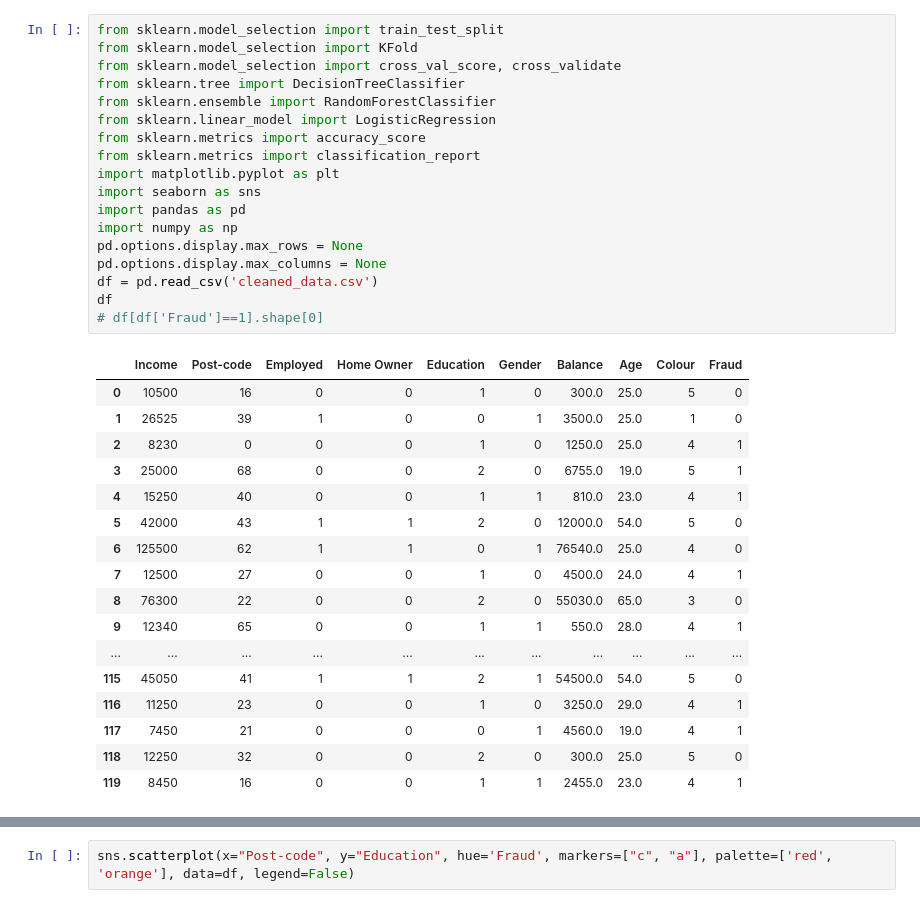
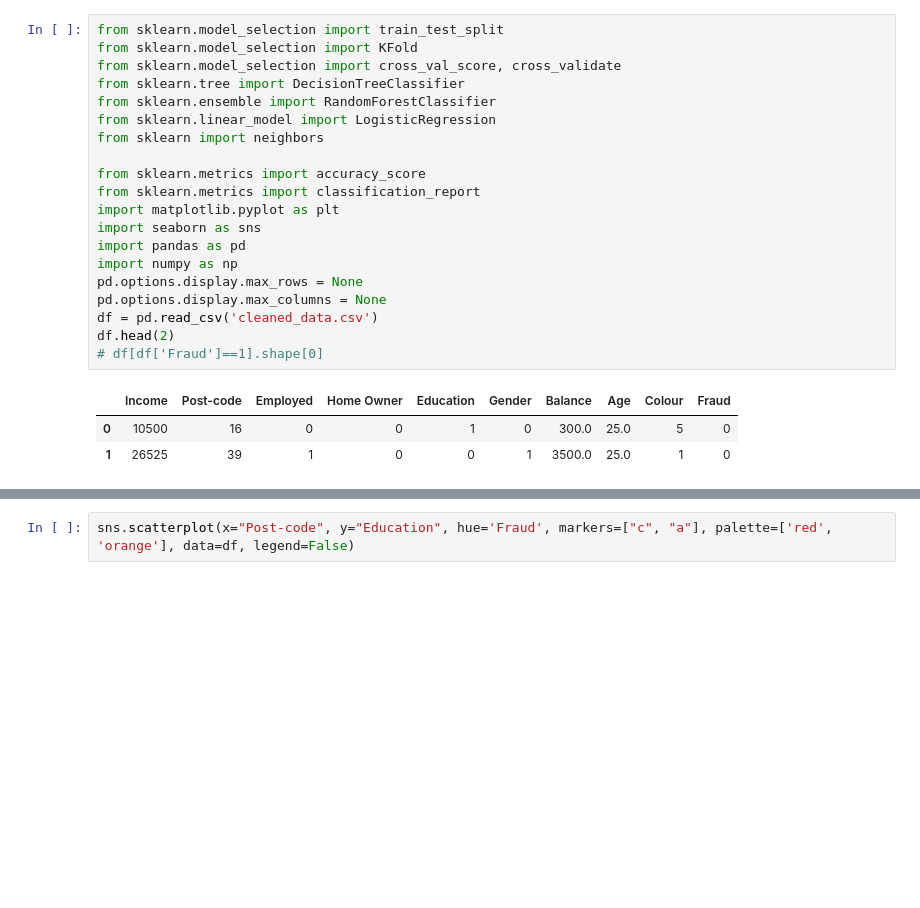
Before and after one commit to legacy-shu/Anaconda-Python-3-, a Jupyter notebook: python/assignment/predict.ipynb, the cells around one changed output, grey strips where cells are left out. Drawn from its saved outputs; the diff is of its cells as text; blank space fills up the shorter version.

```diff
--- a/python/assignment/predict.ipynb
+++ b/python/assignment/predict.ipynb
@@ -1,37 +1,25 @@
 # %%
 from sklearn.model_selection import train_test_split
 from sklearn.model_selection import KFold
 from sklearn.model_selection import cross_val_score, cross_validate
 from sklearn.tree import DecisionTreeClassifier
 from sklearn.ensemble import RandomForestClassifier
 from sklearn.linear_model import LogisticRegression
+from sklearn import neighbors
+
 from sklearn.metrics import accuracy_score
 from sklearn.metrics import classification_report
 import matplotlib.pyplot as plt
 import seaborn as sns
 import pandas as pd
 import numpy as np
 pd.options.display.max_rows = None
 pd.options.display.max_columns = None
 df = pd.read_csv('cleaned_data.csv')
-df
+df.head(2)
 # df[df['Fraud']==1].shape[0]
 # %% [output]
 |  | Income | Post-code | Employed | Home Owner | Education | Gender | Balance | Age | Colour | Fraud |
 | 0 | 10500 | 16 | 0 | 0 | 1 | 0 | 300.0 | 25.0 | 5 | 0 |
 | 1 | 26525 | 39 | 1 | 0 | 0 | 1 | 3500.0 | 25.0 | 1 | 0 |
-| 2 | 8230 | 0 | 0 | 0 | 1 | 0 | 1250.0 | 25.0 | 4 | 1 |
-| 3 | 25000 | 68 | 0 | 0 | 2 | 0 | 6755.0 | 19.0 | 5 | 1 |
-| 4 | 15250 | 40 | 0 | 0 | 1 | 1 | 810.0 | 23.0 | 4 | 1 |
-| 5 | 42000 | 43 | 1 | 1 | 2 | 0 | 12000.0 | 54.0 | 5 | 0 |
-| 6 | 125500 | 62 | 1 | 1 | 0 | 1 | 76540.0 | 25.0 | 4 | 0 |
-| 7 | 12500 | 27 | 0 | 0 | 1 | 0 | 4500.0 | 24.0 | 4 | 1 |
-| 8 | 76300 | 22 | 0 | 0 | 2 | 0 | 55030.0 | 65.0 | 3 | 0 |
-| 9 | 12340 | 65 | 0 | 0 | 1 | 1 | 550.0 | 28.0 | 4 | 1 |
-| ... | ... | ... | ... | ... | ... | ... | ... | ... | ... | ... |
-| 115 | 45050 | 41 | 1 | 1 | 2 | 1 | 54500.0 | 54.0 | 5 | 0 |
-| 116 | 11250 | 23 | 0 | 0 | 1 | 0 | 3250.0 | 29.0 | 4 | 1 |
-| 117 | 7450 | 21 | 0 | 0 | 0 | 1 | 4560.0 | 19.0 | 4 | 1 |
-| 118 | 12250 | 32 | 0 | 0 | 2 | 0 | 300.0 | 25.0 | 5 | 0 |
-| 119 | 8450 | 16 | 0 | 0 | 1 | 1 | 2455.0 | 23.0 | 4 | 1 |
 # %%
```
Also changed, not shown: parts of 7 cells of this notebook, 7 other files.
